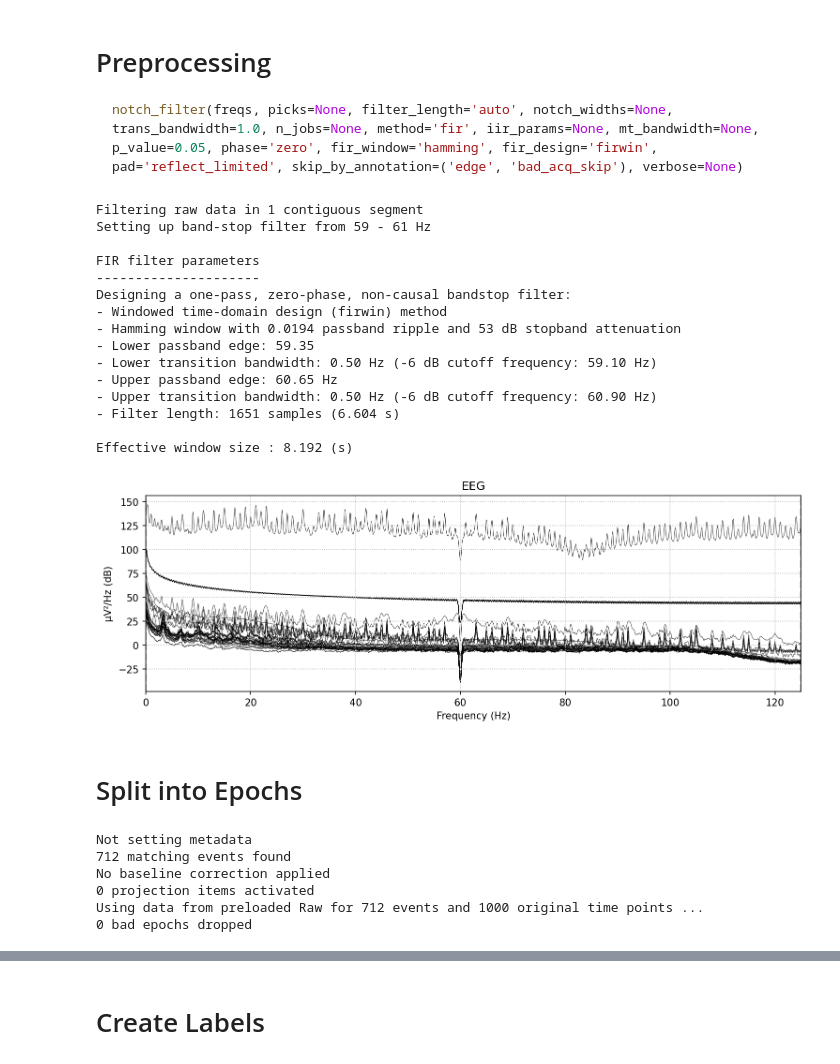
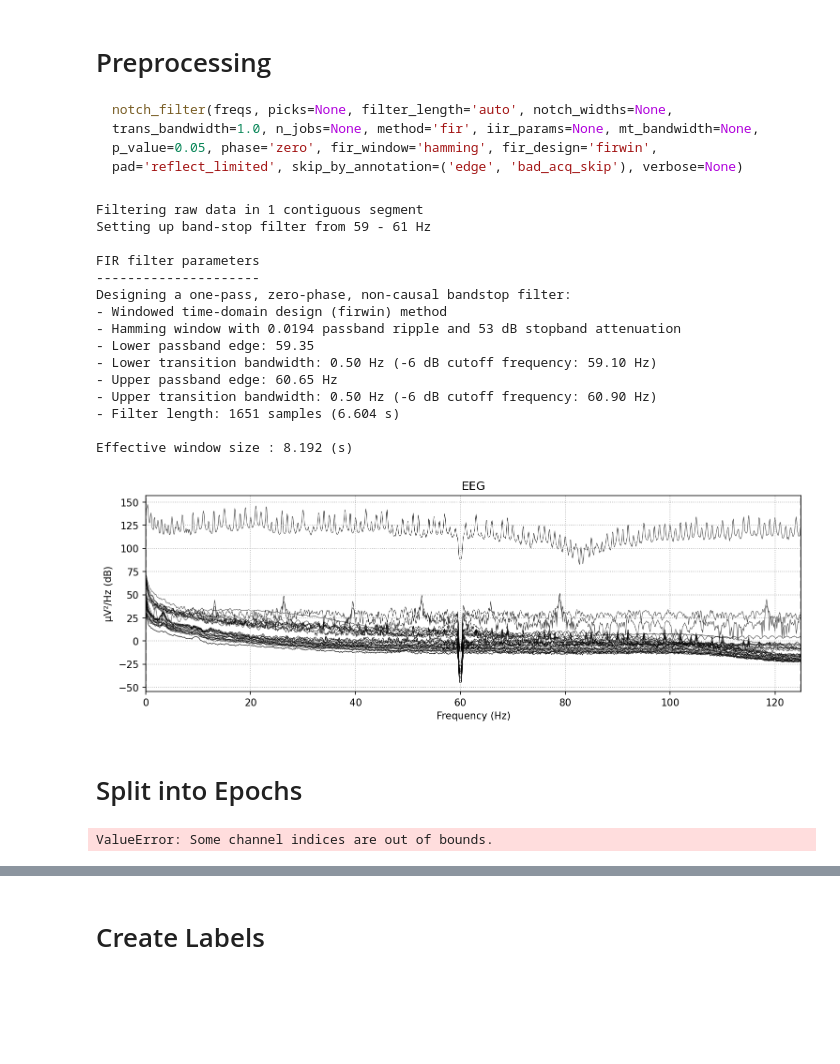
Before and after one commit to Loic017/TinyML-for-Epileptic-Seizures, a Jupyter notebook: eeg_absence_extracting.ipynb, the cells around one changed output, grey strips where cells are left out. Saved outputs shown, nothing was run; the diff lists cells and outputs as text; code cells hidden in the pictures; blank space fills up the shorter version.

````diff
--- a/eeg_absence_extracting.ipynb
+++ b/eeg_absence_extracting.ipynb
@@ -28,6 +37,6 @@ def loadData(seizure_idx):
     raw_edf = mne.io.read_raw_edf(ABSENCE_FILES_NAMES[seizure_idx])
     return raw_edf
 # %%
-raw_edf = loadData(0)
+raw_edf = loadData(1)
 raw_edf.load_data()
 # %% [output]
@@ -89,30 +97,37 @@ notch_filter(freqs, picks=None, filter_length='auto', notch_widths=None, trans_b
 ```
 # %%
 raw_edf.notch_filter(60)
-raw_edf.compute_psd(fmax=125).plot(picks="data", exclude="bads", amplitude=False)
+plotFrquency(raw_edf)
+
+
+
+raw_edf.compute_psd(fmax=125).plot(picks="data", exclude="bads")
 # %% [output]
 Filtering raw data in 1 contiguous segment
 Setting up band-stop filter from 59 - 61 Hz
 
 FIR filter parameters
 ---------------------
 Designing a one-pass, zero-phase, non-causal bandstop filter:
 - Windowed time-domain design (firwin) method
 - Hamming window with 0.0194 passband ripple and 53 dB stopband attenuation
 - Lower passband edge: 59.35
 - Lower transition bandwidth: 0.50 Hz (-6 dB cutoff frequency: 59.10 Hz)
 - Upper passband edge: 60.65 Hz
 - Upper transition bandwidth: 0.50 Hz (-6 dB cutoff frequency: 60.90 Hz)
 - Filter length: 1651 samples (6.604 s)
 
 Effective window size : 8.192 (s)
-[figure, old version]
+[figure, new version]
 # %%
 raw_edf.plot(duration=20, n_channels=5)
 plotFrquency(raw_edf)
 # %% [markdown]
 # Split into Epochs
 # %%
+raw_edf = mne.channels.combine_channels(
+    inst=raw_edf, groups=dict(comb=[1, 2, 3, 4]), method="std"
+)
 epoch_duration = 4
 epoch_overlap = 2
 epochs = mne.make_fixed_length_epochs(
@@ -123,12 +138,7 @@ epochs = mne.make_fixed_length_epochs(
 # epochs.plot(n_epochs=20, n_channels=5)
 epochs_vector = epochs.get_data()
 # %% [output]
-Not setting metadata
-712 matching events found
-No baseline correction applied
-0 projection items activated
-Using data from preloaded Raw for 712 events and 1000 original time points ...
-0 bad epochs dropped
+ValueError: Some channel indices are out of bounds.
 # %%
 epochs_vector.shape
 # %% [output]
````
Also changed, not shown: parts of 10 cells of this notebook, 20 other files.
